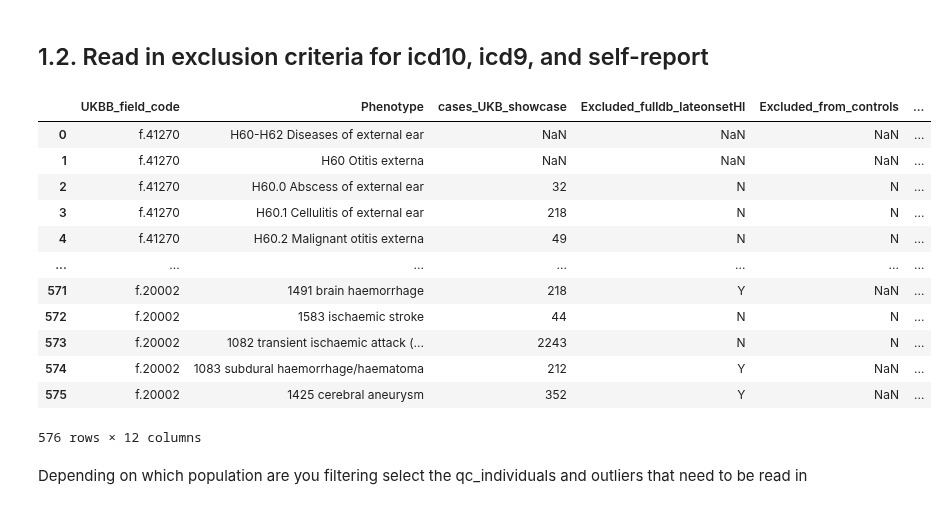
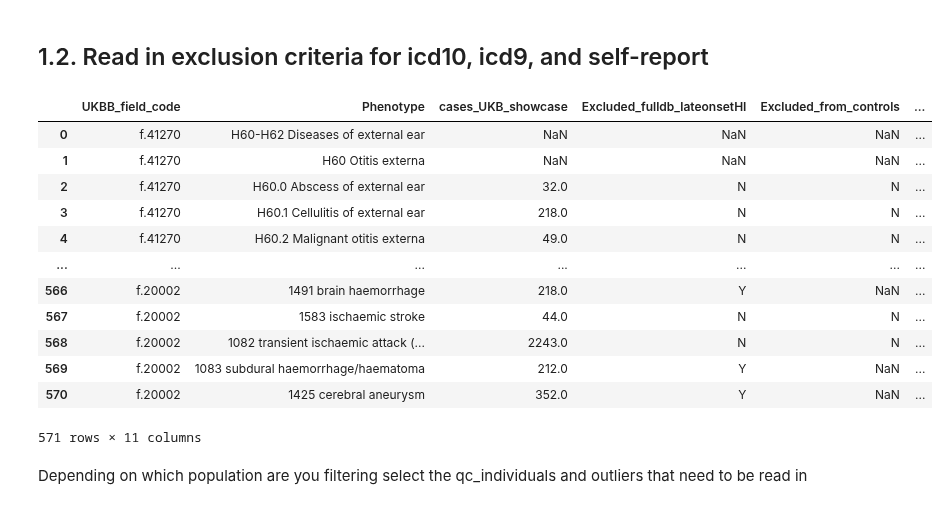
Before and after one commit to statgenetics/UKBB_GWAS_dev, a Jupyter notebook: analysis/phenotypes/hearing_impairment_fabiha.ipynb, the cells around one changed output. Cells and saved outputs as stored; diff of their text form; code cells hidden in the pictures.

```diff
--- a/analysis/phenotypes/hearing_impairment_fabiha.ipynb
+++ b/analysis/phenotypes/hearing_impairment_fabiha.ipynb
@@ -49,22 +65,22 @@ print(datetime.now())
 ## 1.2. Read in exclusion criteria for icd10, icd9, and self-report
 # %%
 # csv file that contains information on the exclusion criteria for cases and controls
-exclusion = pd.read_csv("~/ICD10_9_selfreport_incl_excl.csv")
+exclusion = pd.read_csv("~/UKBiobank/phenotype_files/HI_UKBB/ICD10_9_selfreport_incl_excl.csv")
 exclusion
 # %% [output]
 |  | UKBB_field_code | Phenotype | cases_UKB_showcase | Excluded_fulldb_lateonsetHI | Excluded_from_controls | ... |
 | 0 | f.41270 | H60-H62 Diseases of external ear | NaN | NaN | NaN | ... |
 | 1 | f.41270 | H60 Otitis externa | NaN | NaN | NaN | ... |
-| 2 | f.41270 | H60.0 Abscess of external ear | 32 | N | N | ... |
-| 3 | f.41270 | H60.1 Cellulitis of external ear | 218 | N | N | ... |
-| 4 | f.41270 | H60.2 Malignant otitis externa | 49 | N | N | ... |
+| 2 | f.41270 | H60.0 Abscess of external ear | 32.0 | N | N | ... |
+| 3 | f.41270 | H60.1 Cellulitis of external ear | 218.0 | N | N | ... |
+| 4 | f.41270 | H60.2 Malignant otitis externa | 49.0 | N | N | ... |
 | ... | ... | ... | ... | ... | ... | ... |
-| 571 | f.20002 | 1491 brain haemorrhage | 218 | Y | NaN | ... |
-| 572 | f.20002 | 1583 ischaemic stroke | 44 | N | N | ... |
-| 573 | f.20002 | 1082 transient ischaemic attack (... | 2243 | N | N | ... |
-| 574 | f.20002 | 1083 subdural haemorrhage/haematoma | 212 | Y | NaN | ... |
-| 575 | f.20002 | 1425 cerebral aneurysm | 352 | Y | NaN | ... |
+| 566 | f.20002 | 1491 brain haemorrhage | 218.0 | Y | NaN | ... |
+| 567 | f.20002 | 1583 ischaemic stroke | 44.0 | N | N | ... |
+| 568 | f.20002 | 1082 transient ischaemic attack (... | 2243.0 | N | N | ... |
+| 569 | f.20002 | 1083 subdural haemorrhage/haematoma | 212.0 | Y | NaN | ... |
+| 570 | f.20002 | 1425 cerebral aneurysm | 352.0 | Y | NaN | ... |
-576 rows × 12 columns
+571 rows × 11 columns
 # %% [markdown]
 Depending on which population are you filtering select the qc_individuals and outliers that need to be read in
 # %% [markdown]
```
Also changed, not shown: parts of 67 cells of this notebook, 2 other files.
